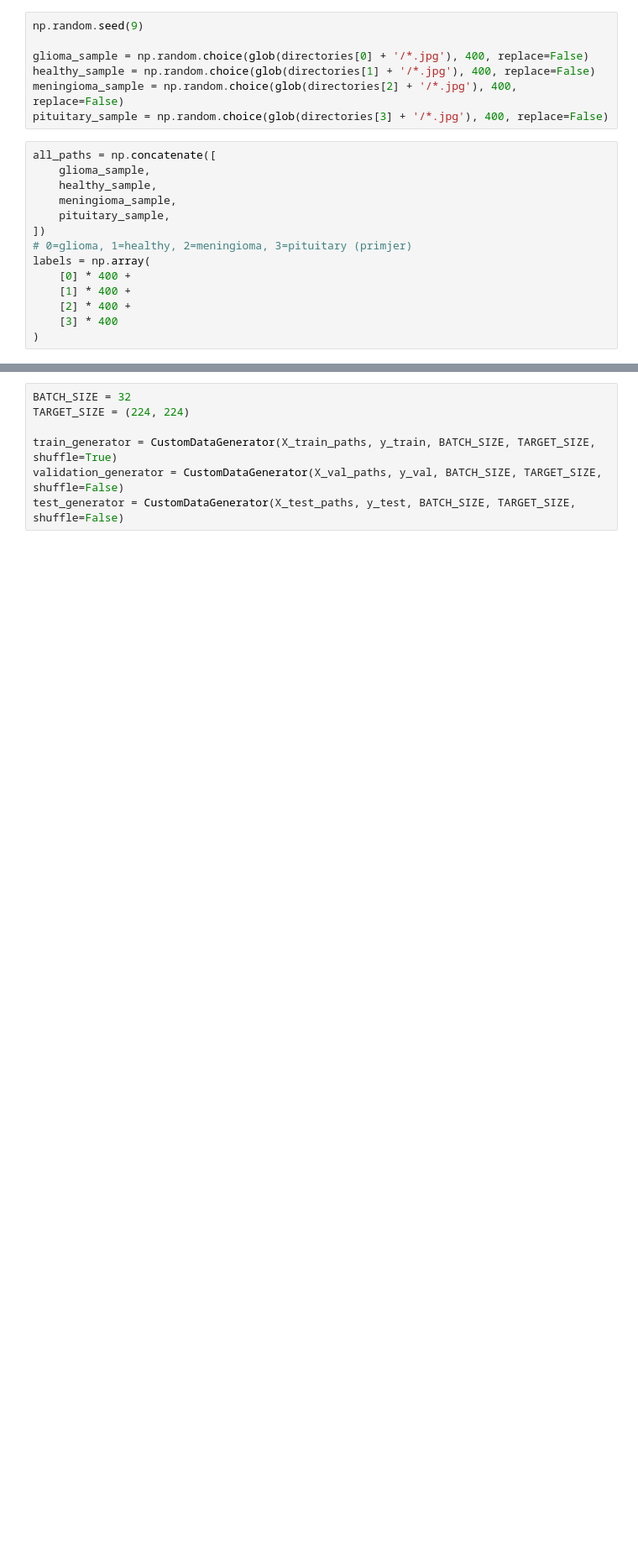
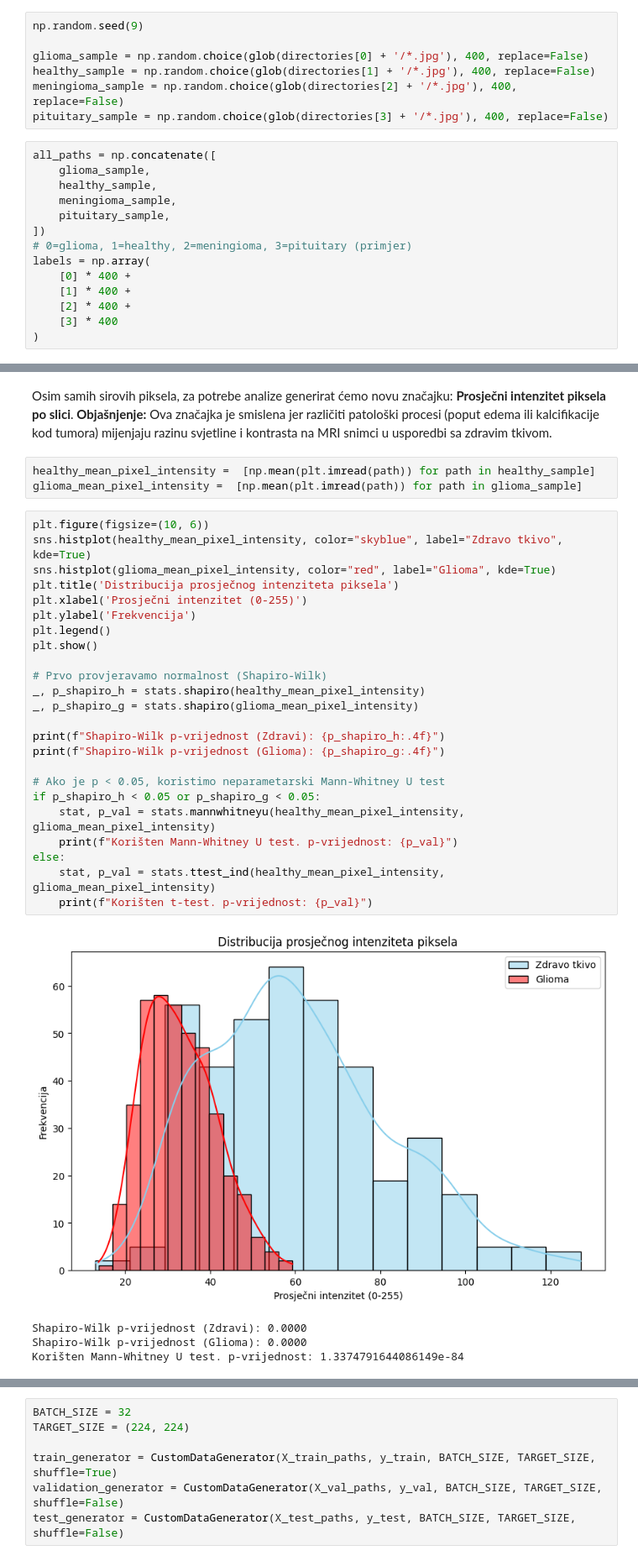
Before and after one commit to Nidzoki/brain-tumor-classification, a Jupyter notebook: notebooks/brain_tumor_classification.ipynb, the cells around one changed output, grey strips where cells are left out. Shown: that part at 84% size. Cells and saved outputs as stored; diff of their text form; blank space fills up the shorter version.

Commit message:
Add literature and statistics test

```diff
--- a/notebooks/brain_tumor_classification.ipynb
+++ b/notebooks/brain_tumor_classification.ipynb
@@ -81,0 +95,34 @@ Test skup (15%): 240 slika
+# %% [markdown]
+Osim samih sirovih piksela, za potrebe analize generirat ćemo novu značajku: **Prosječni intenzitet piksela po slici**. **Objašnjenje:** Ova značajka je smislena jer različiti patološki procesi (poput edema ili kalcifikacije kod tumora) mijenjaju razinu svjetline i kontrasta na MRI snimci u usporedbi sa zdravim tkivom.
+# %%
+healthy_mean_pixel_intensity =  [np.mean(plt.imread(path)) for path in healthy_sample]
+glioma_mean_pixel_intensity =  [np.mean(plt.imread(path)) for path in glioma_sample]
+# %%
+plt.figure(figsize=(10, 6))
+sns.histplot(healthy_mean_pixel_intensity, color="skyblue", label="Zdravo tkivo", kde=True)
+sns.histplot(glioma_mean_pixel_intensity, color="red", label="Glioma", kde=True)
+plt.title('Distribucija prosječnog intenziteta piksela')
+plt.xlabel('Prosječni intenzitet (0-255)')
+plt.ylabel('Frekvencija')
+plt.legend()
+plt.show()
+
+# Prvo provjeravamo normalnost (Shapiro-Wilk)
+_, p_shapiro_h = stats.shapiro(healthy_mean_pixel_intensity)
+_, p_shapiro_g = stats.shapiro(glioma_mean_pixel_intensity)
+
+print(f"Shapiro-Wilk p-vrijednost (Zdravi): {p_shapiro_h:.4f}")
+print(f"Shapiro-Wilk p-vrijednost (Glioma): {p_shapiro_g:.4f}")
+
+# Ako je p < 0.05, koristimo neparametarski Mann-Whitney U test
+if p_shapiro_h < 0.05 or p_shapiro_g < 0.05:
+    stat, p_val = stats.mannwhitneyu(healthy_mean_pixel_intensity, glioma_mean_pixel_intensity)
+    print(f"Korišten Mann-Whitney U test. p-vrijednost: {p_val}")
+else:
+    stat, p_val = stats.ttest_ind(healthy_mean_pixel_intensity, glioma_mean_pixel_intensity)
+    print(f"Korišten t-test. p-vrijednost: {p_val}")
+# %% [output]
+[figure, added]
+Shapiro-Wilk p-vrijednost (Zdravi): 0.0000
+Shapiro-Wilk p-vrijednost (Glioma): 0.0000
+Korišten Mann-Whitney U test. p-vrijednost: 1.3374791644086149e-84
```
Also changed, not shown: parts of 24 cells of this notebook, 2 other files.
